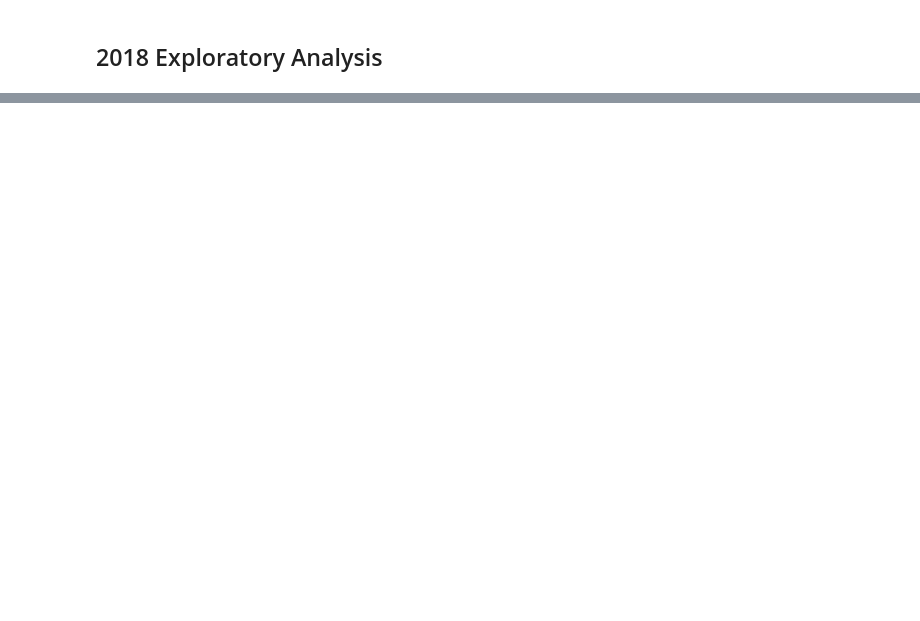
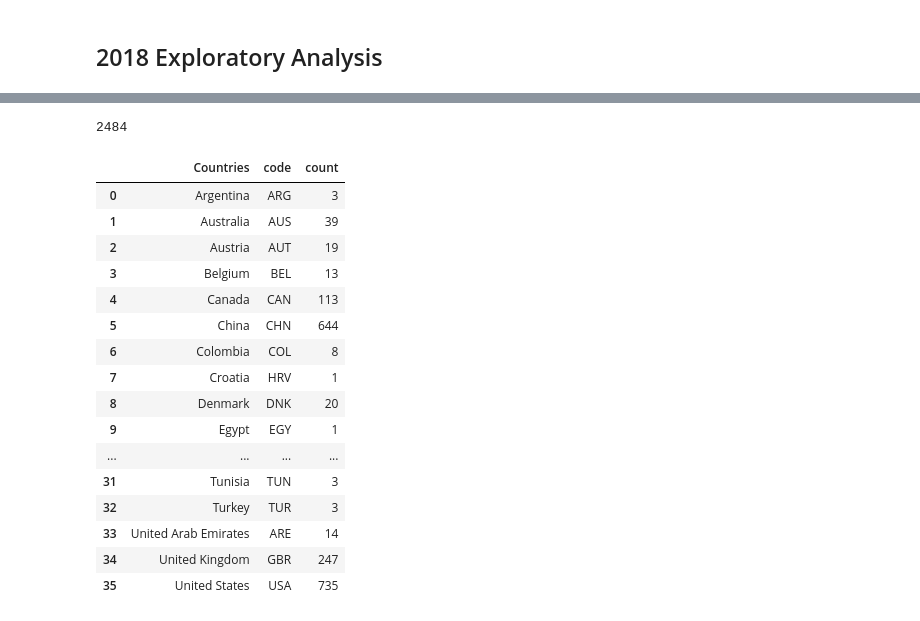
Before and after one commit to v15hv4/MICCAI-Geographical-Diversity-Dataset, a Jupyter notebook: countries_list (2015-2020).ipynb, the cells around one changed output, grey strips where cells are left out. Saved outputs shown, nothing was run; the diff lists cells and outputs as text; code cells hidden in the pictures; blank space fills up the shorter version.

Commit message:
miccai 2019 authors data analysis code added

```diff
--- a/countries_list.ipynb
+++ b/countries_list (2015-2020).ipynb
@@ -591,0 +939,4 @@ fig.write_html("plots/2018-bar.html")
+# %%
+# Make the university name homogeneous
+unc_names = pd.unique(df_2019_c[df_2019_c['Institutes'].str.contains(r'Chapel Hill') == True]['Institutes'])
+unc_names
@@ -591,0 +947,3 @@ fig.write_html("plots/2018-bar.html")
+# %%
+for name in unc_names:
+    df_2019_c['Institutes'] = df_2019_c['Institutes'].replace(to_replace=name, value='University of North Carolina, Chapel Hill')
@@ -591,0 +976,3 @@ fig.write_html("plots/2018-bar.html")
+# %%
+df_2019_countries = df_2019_c.drop_duplicates(subset = ["Name", "Countries"]).reset_index()
+df_2019_countries
@@ -591,0 +993,32 @@ fig.write_html("plots/2018-bar.html")
+# %%
+code_csv = pd.read_csv('./data/code.csv')
+
+code_dict = code_csv.set_index('COUNTRY').T.to_dict('list')
+
+df_2019_countries['code'] = df_2019_countries['Countries'].apply(lambda x: code_dict[x][0])
+# %%
+df_2019_countries
+len(pd.unique(df_2019_countries['Name'] + df_2019_countries['code']))
+# %% [output]
+2484
+# %%
+df = df_2019_countries.groupby(['Countries', 'code']).size().to_frame(name='count').reset_index()
+df
+# %% [output]
+|  | Countries | code | count |
+| 0 | Argentina | ARG | 3 |
+| 1 | Australia | AUS | 39 |
+| 2 | Austria | AUT | 19 |
+| 3 | Belgium | BEL | 13 |
+| 4 | Canada | CAN | 113 |
+| 5 | China | CHN | 644 |
+| 6 | Colombia | COL | 8 |
+| 7 | Croatia | HRV | 1 |
+| 8 | Denmark | DNK | 20 |
+| 9 | Egypt | EGY | 1 |
+| ... | ... | ... | ... |
+| 31 | Tunisia | TUN | 3 |
+| 32 | Turkey | TUR | 3 |
+| 33 | United Arab Emirates | ARE | 14 |
+| 34 | United Kingdom | GBR | 247 |
+| 35 | United States | USA | 735 |
```
Also changed, not shown: parts of 55 cells of this notebook.
